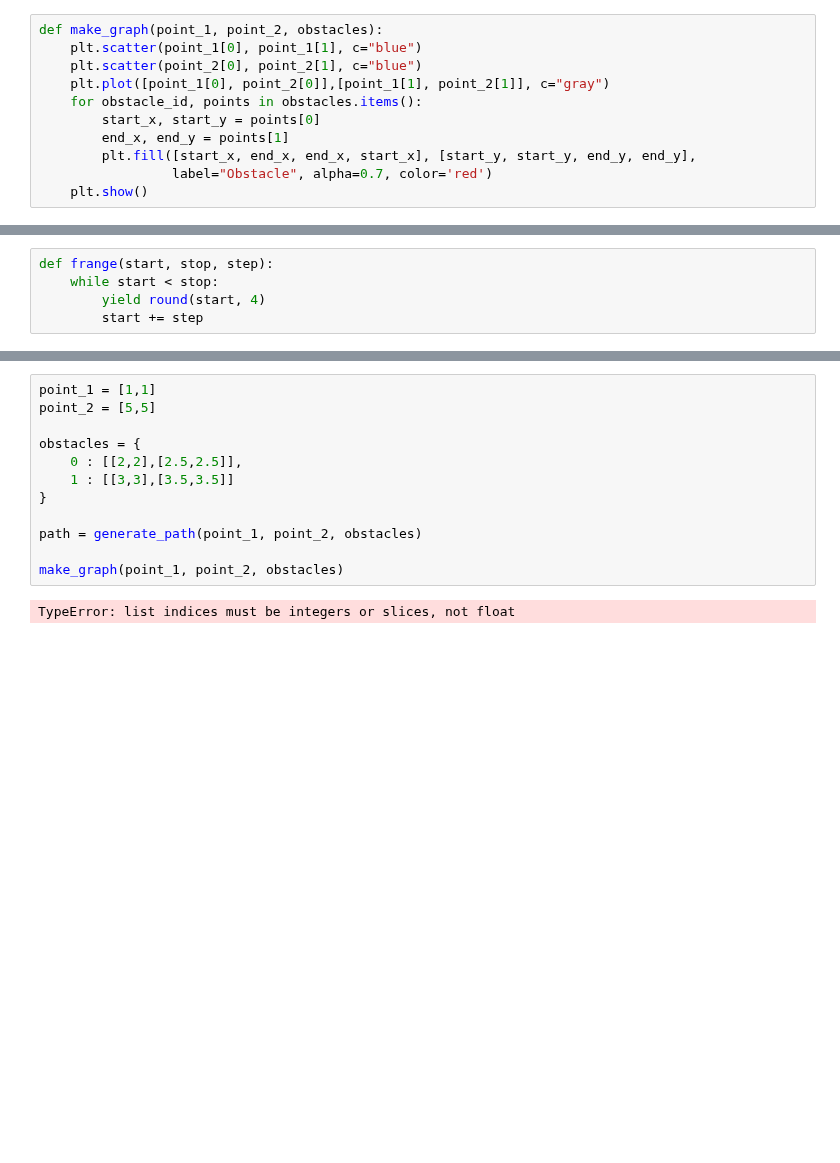
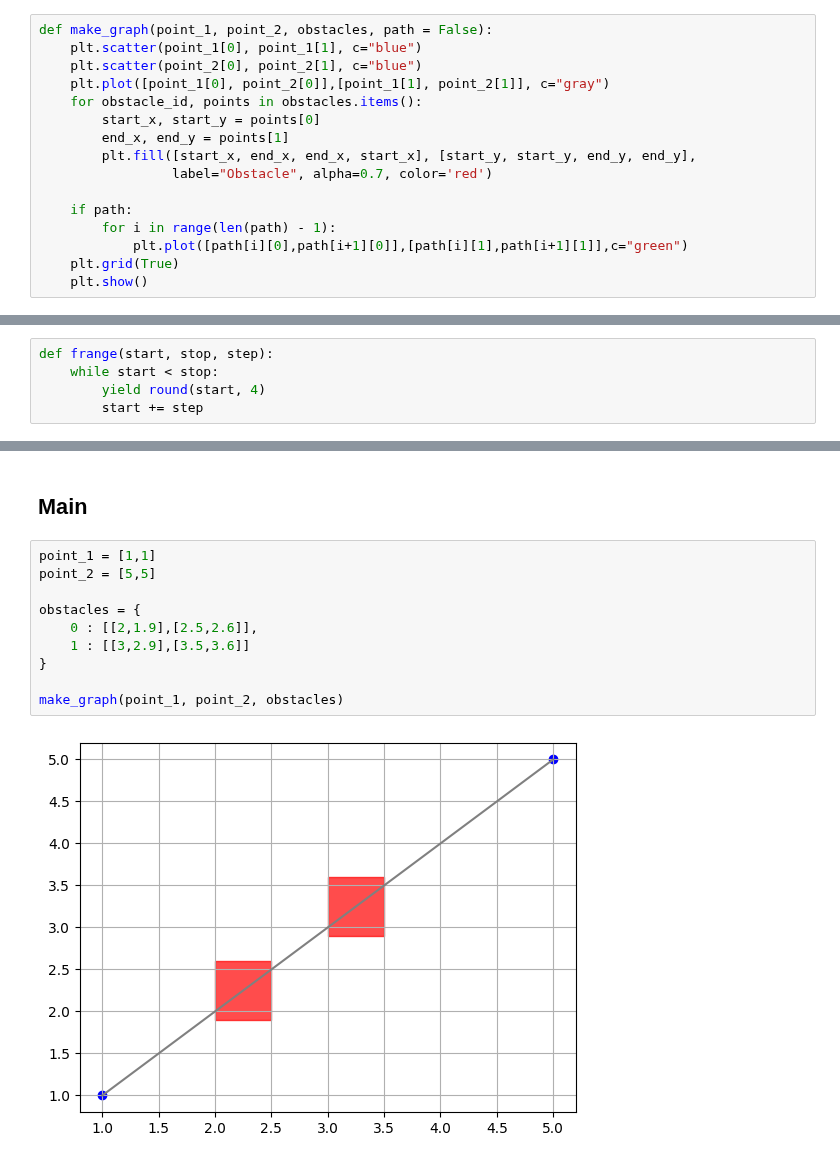
Before and after one commit to CR-Samrat/drone-based-delivary, a Jupyter notebook: helping_file.ipynb, the cells around one changed output, grey strips where cells are left out. Saved outputs shown, nothing was run; the diff lists cells and outputs as text; blank space fills up the shorter version.

```diff
--- a/helping_file.ipynb
+++ b/helping_file.ipynb
@@ -3,5 +5,5 @@ import matplotlib.pyplot as plt
 # %%
-def make_graph(point_1, point_2, obstacles):
+def make_graph(point_1, point_2, obstacles, path = False):
     plt.scatter(point_1[0], point_1[1], c="blue")
     plt.scatter(point_2[0], point_2[1], c="blue")
     plt.plot([point_1[0], point_2[0]],[point_1[1], point_2[1]], c="gray")
@@ -10,4 +12,9 @@ def make_graph(point_1, point_2, obstacles):
         end_x, end_y = points[1]
         plt.fill([start_x, end_x, end_x, start_x], [start_y, start_y, end_y, end_y],
                  label="Obstacle", alpha=0.7, color='red')
+
+    if path:
+        for i in range(len(path) - 1):
+            plt.plot([path[i][0],path[i+1][0]],[path[i][1],path[i+1][1]],c="green")
+    plt.grid(True)
     plt.show()
@@ -79,14 +156,14 @@ def generate_path(point_1, point_2, obstacles, grid_resolution=1):
+# %% [markdown]
+## Main
 # %%
 point_1 = [1,1]
 point_2 = [5,5]
 
 obstacles = {
-    0 : [[2,2],[2.5,2.5]],
-    1 : [[3,3],[3.5,3.5]]
+    0 : [[2,1.9],[2.5,2.6]],
+    1 : [[3,2.9],[3.5,3.6]]
 }
 
-path = generate_path(point_1, point_2, obstacles)
-
 make_graph(point_1, point_2, obstacles)
 # %% [output]
-TypeError: list indices must be integers or slices, not float
+[figure, added]
```
Also changed, not shown: parts of 10 cells of this notebook, 1 other file.
